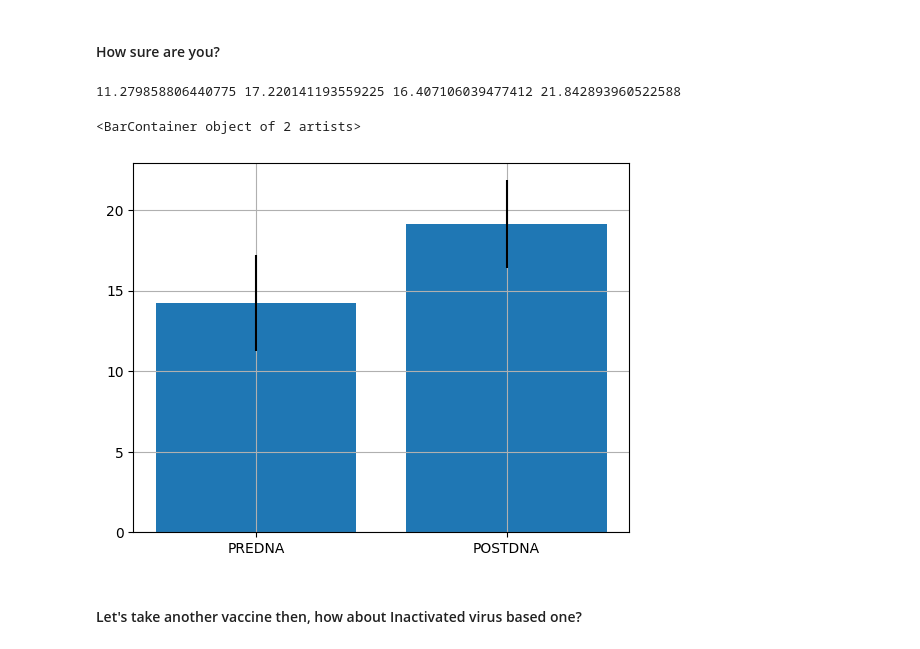
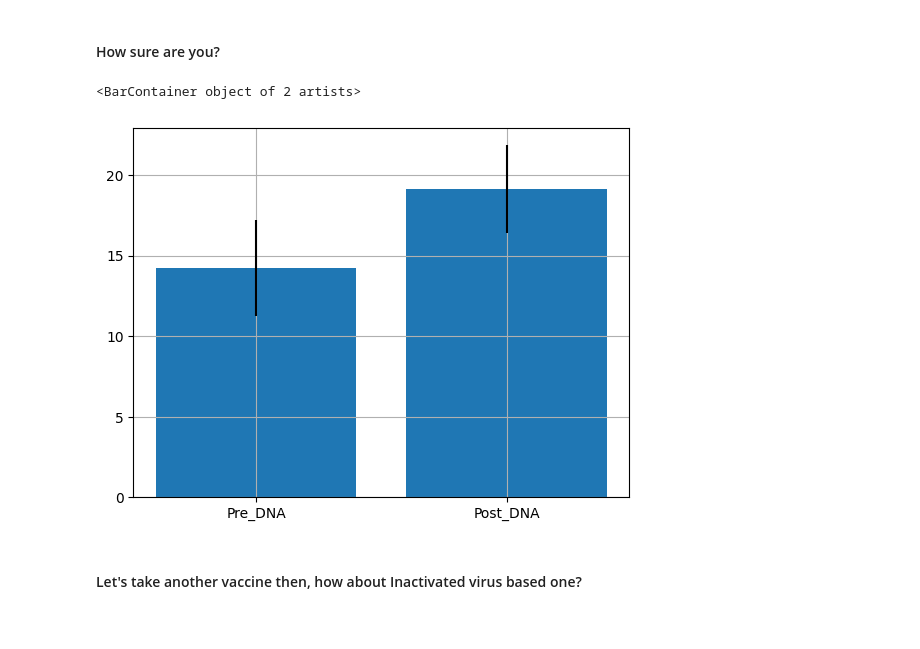
Before and after one commit to lcbjrrr/algojust, a Jupyter notebook: NB03_statsMiss.ipynb, the cells around one changed output. Drawn from its saved outputs; the diff is of its cells as text; code cells hidden in the pictures.

```diff
--- a/NB03_statsMiss.ipynb
+++ b/NB03_statsMiss.ipynb
@@ -31,18 +50,14 @@ plt.bar(['PREDNA', 'POSTDNA'], [avg_prem, avg_postm] )
 # %% [markdown]
 #### How sure are you?
-# %%
-df_non_placebo = df[df['PlaceboDNA'] == 0].copy()
-avg_prem = df_non_placebo['PreDNA'].mean()
-avg_postm = df_non_placebo['PostDNA'].mean()
-sem_prem = df_non_placebo['PreDNA'].sem()
-sem_postm = df_non_placebo['PostDNA'].sem()
-print(avg_prem-sem_prem*1.96,avg_prem+sem_prem*1.96,avg_postm-sem_postm*1.96,avg_postm+sem_postm*1.96)
-plt.grid(True)
-plt.bar(['PREDNA', 'POSTDNA'], [avg_prem, avg_postm], yerr=[sem_prem*1.96,sem_postm*1.96])
-# %% [output]
-11.279858806440775 17.220141193559225 16.407106039477412 21.842893960522588
-<BarContainer object of 2 artists>
-[figure, removed]
+# %%
+sem_pre = df_non_placebo['PreDNA'].sem()
+sem_post = df_non_placebo['PostDNA'].sem()
+plt.grid(True)
+plt.bar(['Pre_DNA','Post_DNA'] , [avg_pre,avg_post], yerr=[sem_pre*1.96,sem_post*1.96])
+#CI for conf 95% or sig of 5%
+# %% [output]
+<BarContainer object of 2 artists>
+[figure, added]
 # %% [markdown]
 #### Let's take another vaccine then, how about Inactivated virus based one?
 # %%
```
Also changed, not shown: parts of 7 cells of this notebook.
